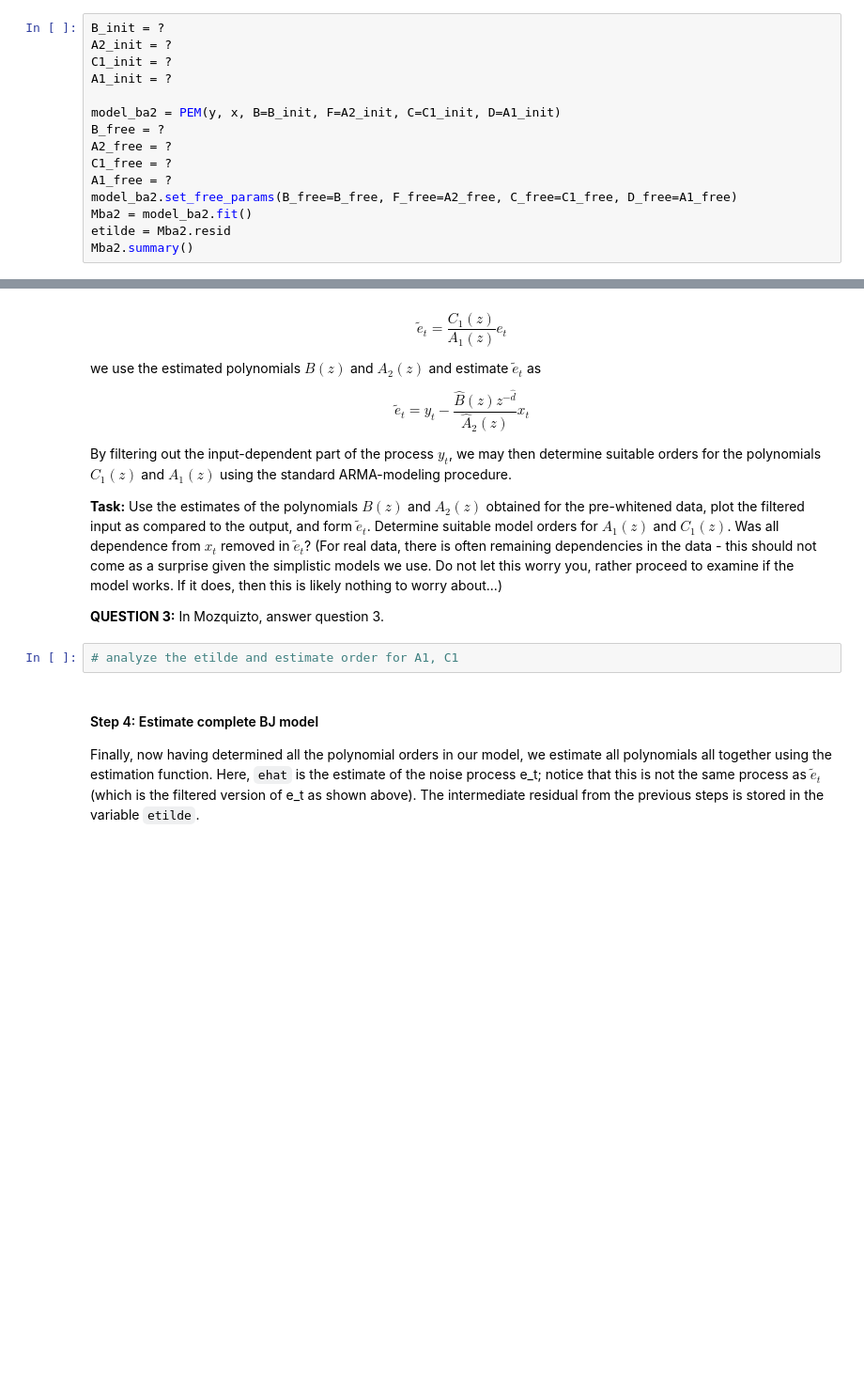
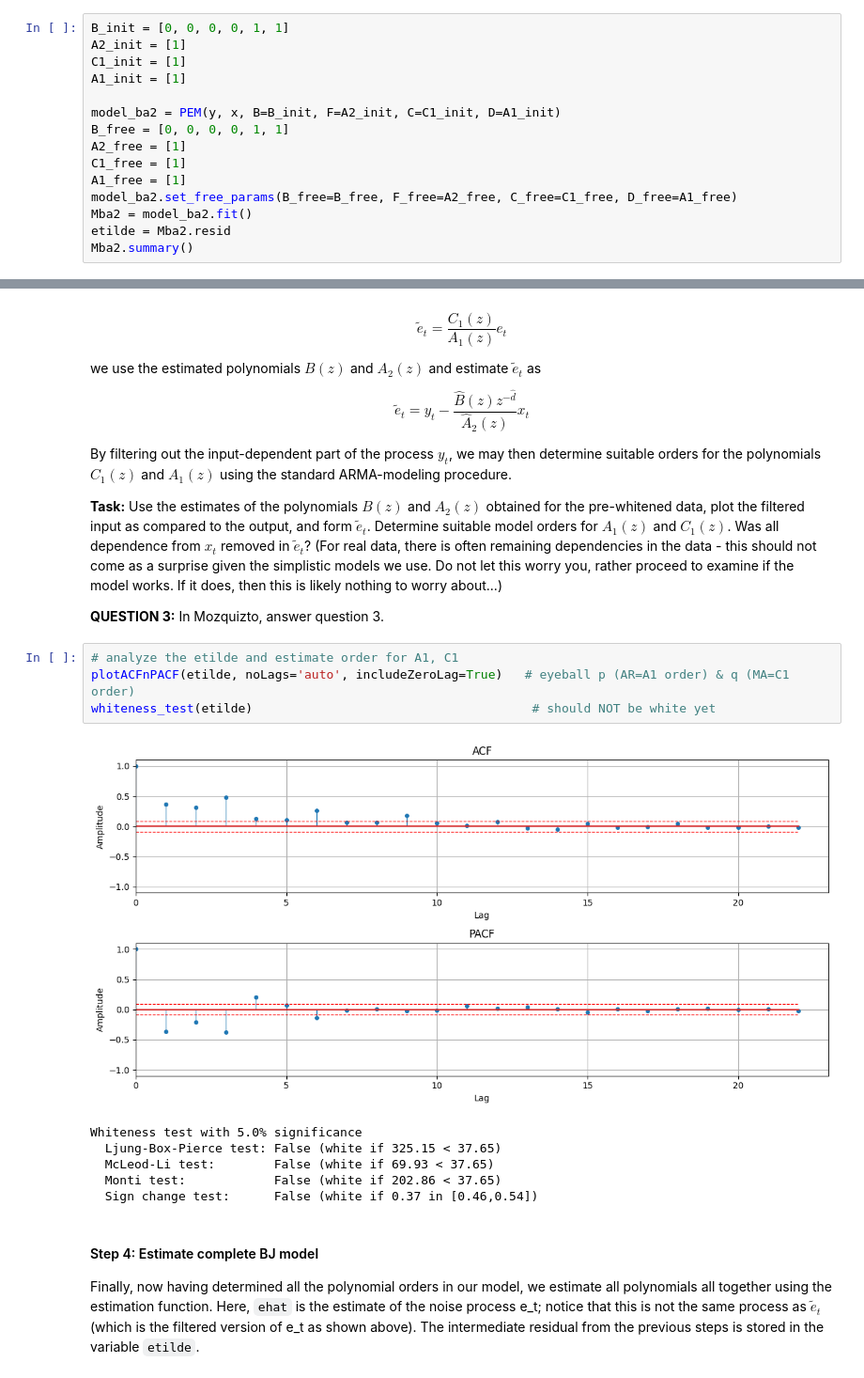
Before and after one commit to colina-analytics/TimeSeriesAnalysis, a Jupyter notebook: labs/lab2.ipynb, the cells around one changed output, grey strips where cells are left out. Shown at 94% size. Saved outputs shown, nothing was run; the diff lists cells and outputs as text; blank space fills up the shorter version.

```diff
--- a/labs/lab2.ipynb
+++ b/labs/lab2.ipynb
@@ -155,16 +223,16 @@ As the estimated CCF now yields an estimate of the impulse response, $H(z)$, we
 
 **QUESTION 2:** In Mozquizto, answer question 2.
 # %%
-B_init = ?
-A2_init = ?
-C1_init = ?
-A1_init = ?
+B_init = [0, 0, 0, 0, 1, 1]
+A2_init = [1]
+C1_init = [1]
+A1_init = [1]
 
 model_ba2 = PEM(y, x, B=B_init, F=A2_init, C=C1_init, D=A1_init)
-B_free = ?
-A2_free = ?
-C1_free = ?
-A1_free = ?
+B_free = [0, 0, 0, 0, 1, 1]
+A2_free = [1]
+C1_free = [1]
+A1_free = [1]
 model_ba2.set_free_params(B_free=B_free, F_free=A2_free, C_free=C1_free, D_free=A1_free)
 Mba2 = model_ba2.fit()
 etilde = Mba2.resid
@@ -211,6 +291,15 @@ By filtering out the input-dependent part of the process $y_t$, we may then dete
 **QUESTION 3:** In Mozquizto, answer question 3.
 # %%
 # analyze the etilde and estimate order for A1, C1
+plotACFnPACF(etilde, noLags='auto', includeZeroLag=True)   # eyeball p (AR=A1 order) & q (MA=C1 order)
+whiteness_test(etilde)                                      # should NOT be white yet
+# %% [output]
+[figure, added]
+Whiteness test with 5.0% significance
+  Ljung-Box-Pierce test: False (white if 325.15 < 37.65)
+  McLeod-Li test:        False (white if 69.93 < 37.65)
+  Monti test:            False (white if 202.86 < 37.65)
+  Sign change test:      False (white if 0.37 in [0.46,0.54])
 # %% [markdown]
 #### Step 4: Estimate complete BJ model
 
```
Also changed, not shown: parts of 5 cells of this notebook, 8 other files.
